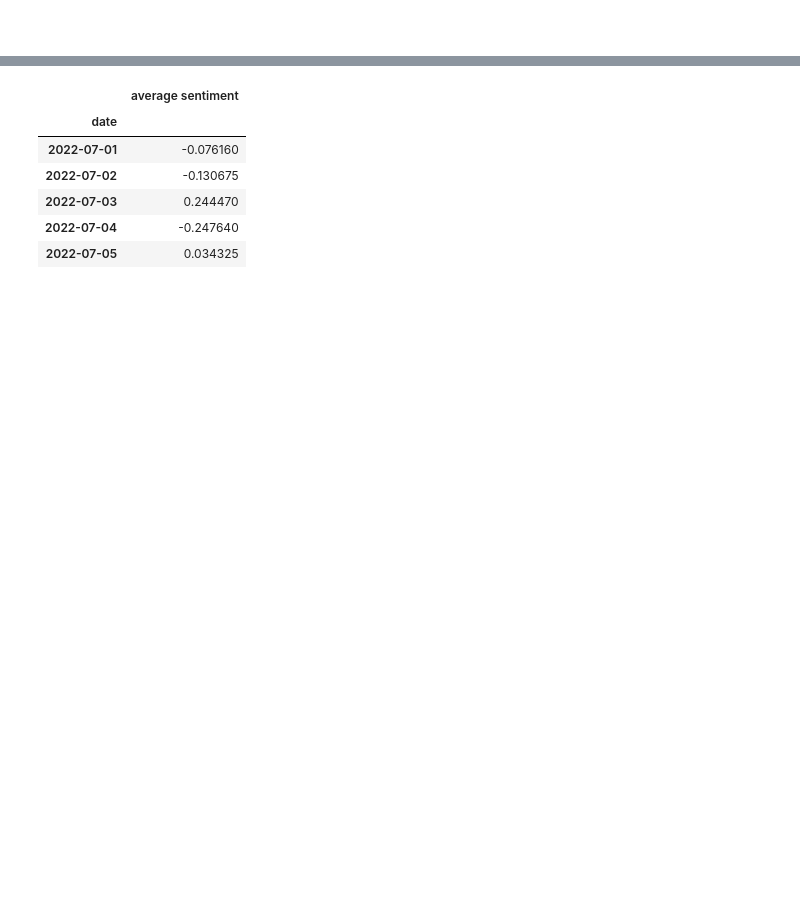
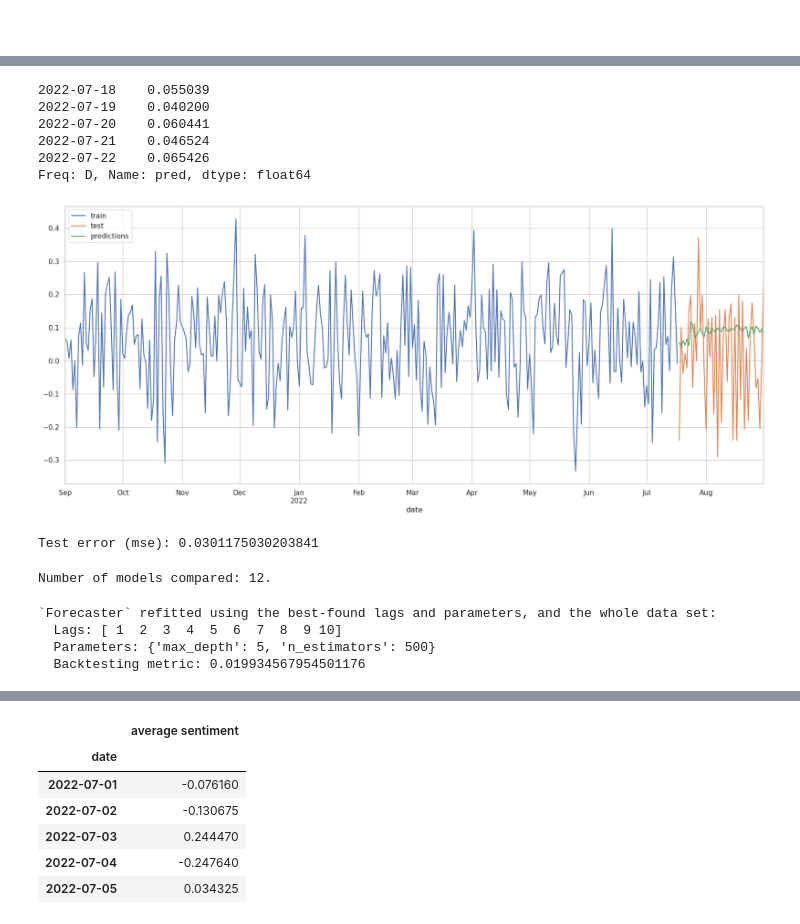
Before and after one commit to alecfei/sentiment-analysis-climate-change, a Jupyter notebook: data processing and analysing/data analysis.ipynb, the cells around one changed output, grey strips where cells are left out. Saved outputs shown, nothing was run; the diff lists cells and outputs as text; code cells hidden in the pictures; blank space fills up the shorter version.

Commit message:
finishing autoreg model

```diff
--- a/data processing and analysing/data analysis.ipynb
+++ b/data processing and analysing/data analysis.ipynb
@@ -427,0 +504,9 @@ forecaster
+# %%
+# Create and train forecaster
+forecaster = ForecasterAutoreg(
+                regressor = RandomForestRegressor(random_state=123),
+                lags = 6
+                )
+
+forecaster.fit(y=data_train["average sentiment"])
+forecaster
@@ -427,0 +531,65 @@ forecaster
+# %%
+# Predictions
+steps = 45
+predictions = forecaster.predict(steps=steps)
+predictions.head(5)
+# %% [output]
+2022-07-18    0.055039
+2022-07-19    0.040200
+2022-07-20    0.060441
+2022-07-21    0.046524
+2022-07-22    0.065426
+Freq: D, Name: pred, dtype: float64
+# %%
+# Plotting
+fig, ax = plt.subplots(figsize=(20, 8))
+data_train["average sentiment"].plot(ax=ax, label='train')
+data_test["average sentiment"].plot(ax=ax, label='test')
+predictions.plot(ax=ax, label='predictions')
+ax.legend();
+# %% [output]
+[figure, added]
+# %%
+# Test error
+error_mse = mean_squared_error(
+                y_true = data_test["average sentiment"],
+                y_pred = predictions
+            )
+
+print(f"Test error (mse): {error_mse}")
+# %% [output]
+Test error (mse): 0.0301175030203841
+# %%
+# Hyperparameter Grid search
+steps = 45
+forecaster = ForecasterAutoreg(
+                regressor = RandomForestRegressor(random_state=123),
+                lags      = 12 # This value will be replaced in the grid search
+             )
+
+# Lags used as predictors
+lags_grid = [10, 40]
+
+# Regressor's hyperparameters
+param_grid = {'n_estimators': [100, 500],
+              'max_depth': [3, 5, 10]}
+
+results_grid = grid_search_forecaster(
+                        forecaster         = forecaster,
+                        y                  = data_train["average sentiment"],
+                        param_grid         = param_grid,
+                        lags_grid          = lags_grid,
+                        steps              = steps,
+                        refit              = True,
+                        metric             = "mean_squared_error",
+                        initial_train_size = int(len(data_train)*0.5),
+                        fixed_train_size   = False,
+                        return_best        = True,
+                        verbose            = False
+               )
+# %% [output]
+Number of models compared: 12.
+`Forecaster` refitted using the best-found lags and parameters, and the whole data set:
+  Lags: [ 1  2  3  4  5  6  7  8  9 10]
+  Parameters: {'max_depth': 5, 'n_estimators': 500}
+  Backtesting metric: 0.019934567954501176
```
Also changed, not shown: parts of 42 cells of this notebook, 3 other files.
